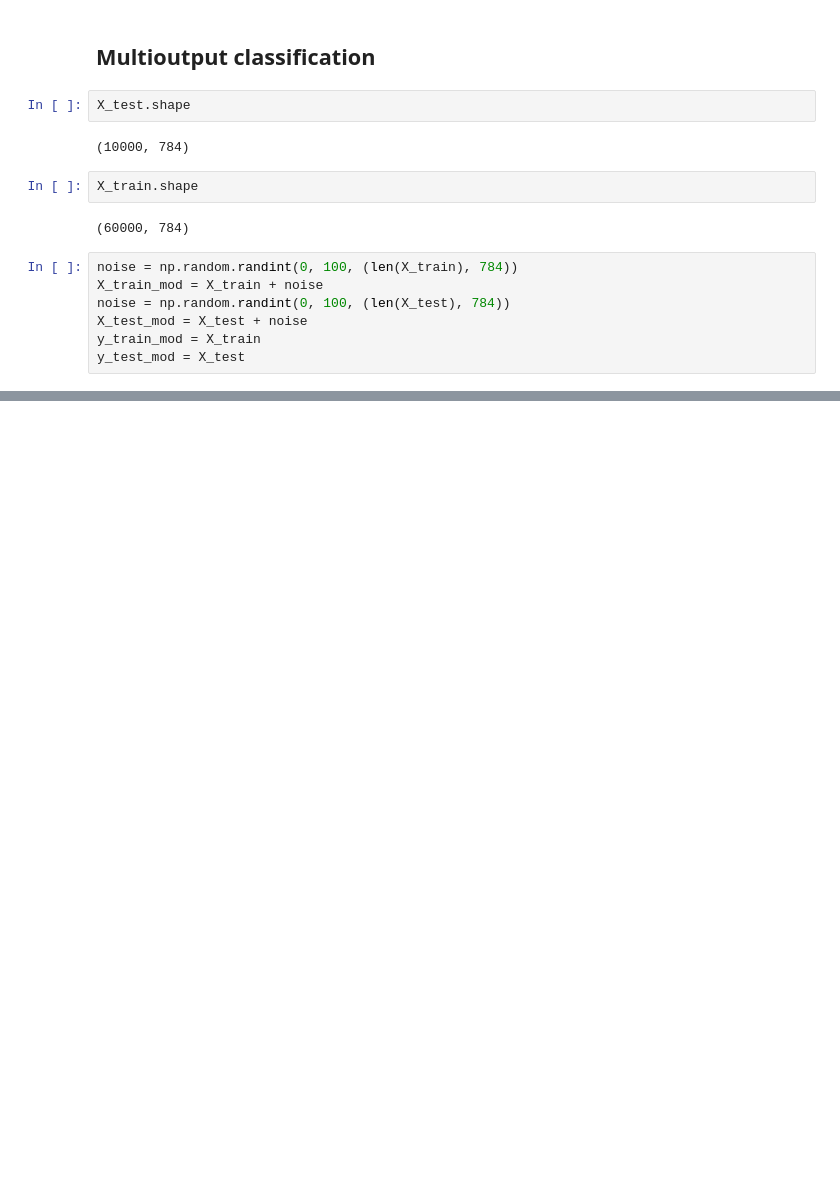
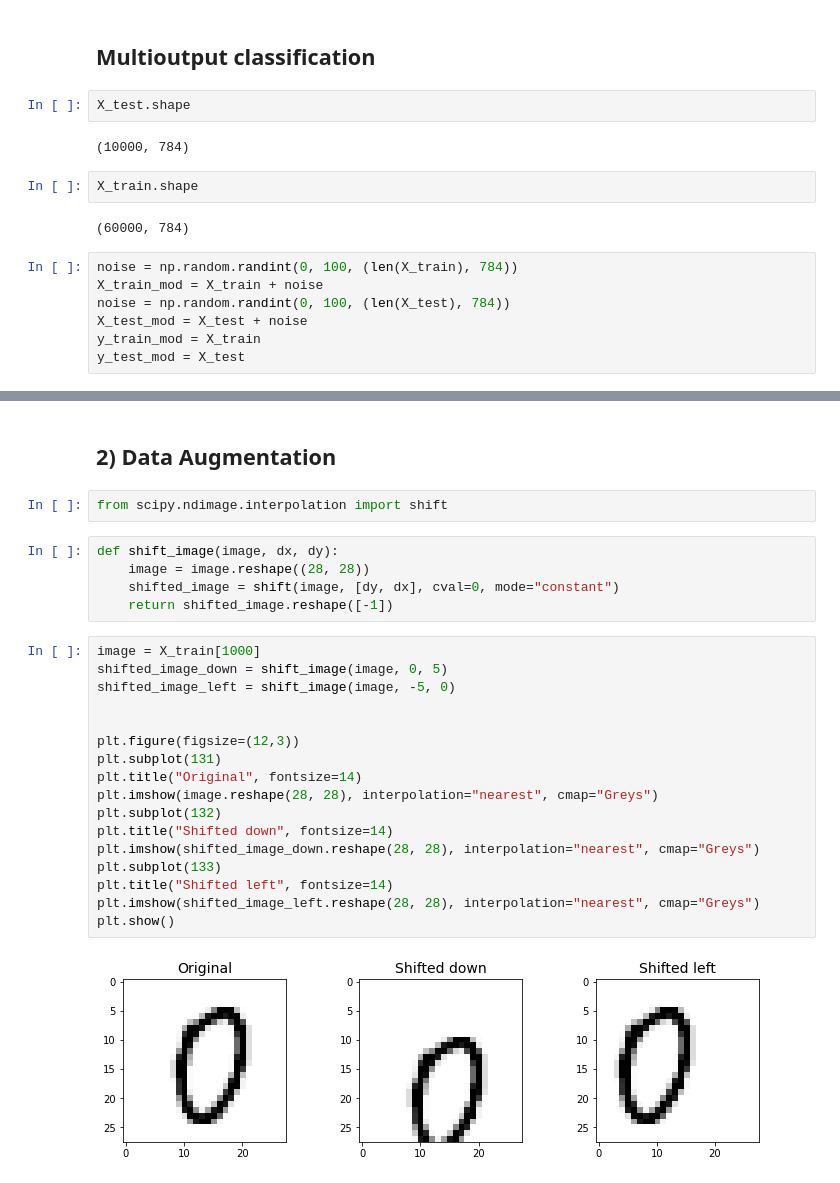
Before and after one commit to Tanya-18/Hands-On-ML, a Jupyter notebook: chapter-03/chapter-3.ipynb, the cells around one changed output, grey strips where cells are left out. Drawn from its saved outputs; the diff is of its cells as text; blank space fills up the shorter version.

```diff
--- a/chapter-03/chapter-3.ipynb
+++ b/chapter-03/chapter-3.ipynb
@@ -476,0 +509,28 @@ plot_digit(clean_digit)
+# %% [markdown]
+## 2) Data Augmentation
+# %%
+from scipy.ndimage.interpolation import shift
+# %%
+def shift_image(image, dx, dy):
+    image = image.reshape((28, 28))
+    shifted_image = shift(image, [dy, dx], cval=0, mode="constant")
+    return shifted_image.reshape([-1])
+# %%
+image = X_train[1000]
+shifted_image_down = shift_image(image, 0, 5)
+shifted_image_left = shift_image(image, -5, 0)
+
+
+plt.figure(figsize=(12,3))
+plt.subplot(131)
+plt.title("Original", fontsize=14)
+plt.imshow(image.reshape(28, 28), interpolation="nearest", cmap="Greys")
+plt.subplot(132)
+plt.title("Shifted down", fontsize=14)
+plt.imshow(shifted_image_down.reshape(28, 28), interpolation="nearest", cmap="Greys")
+plt.subplot(133)
+plt.title("Shifted left", fontsize=14)
+plt.imshow(shifted_image_left.reshape(28, 28), interpolation="nearest", cmap="Greys")
+plt.show()
+# %% [output]
+[figure, added]
```
Also changed, not shown: parts of 10 cells of this notebook, 2 other files.
